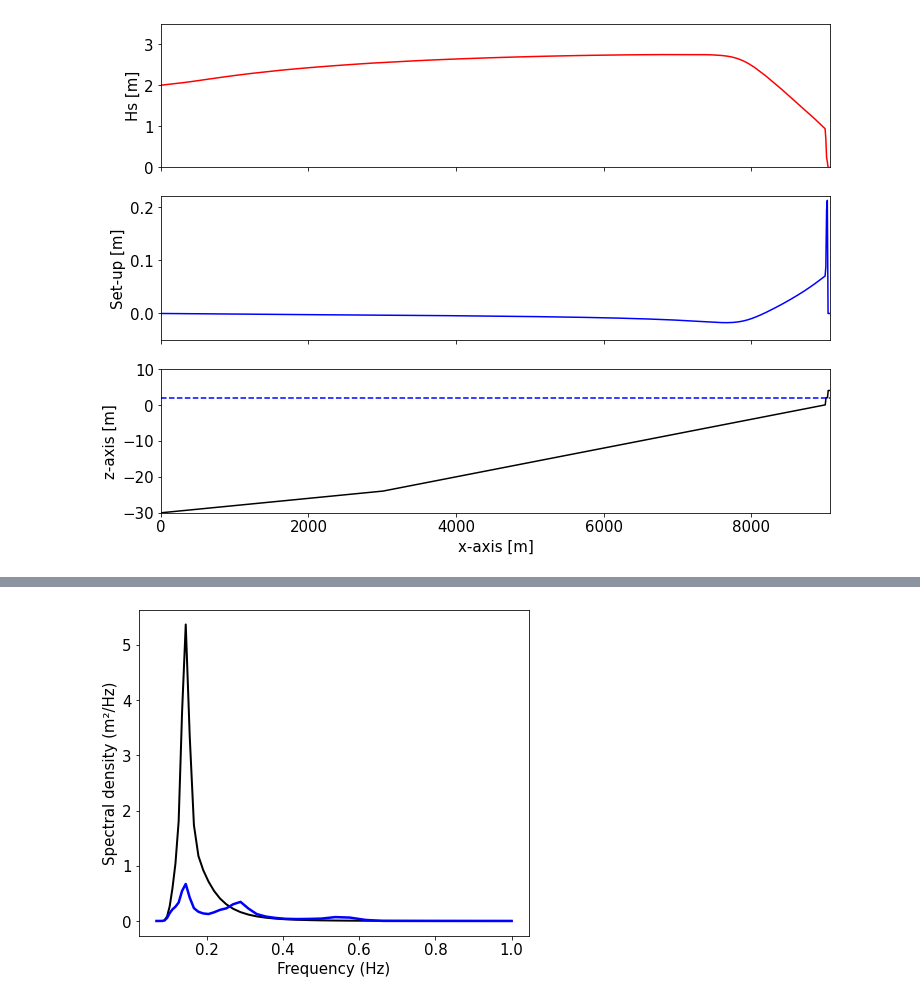
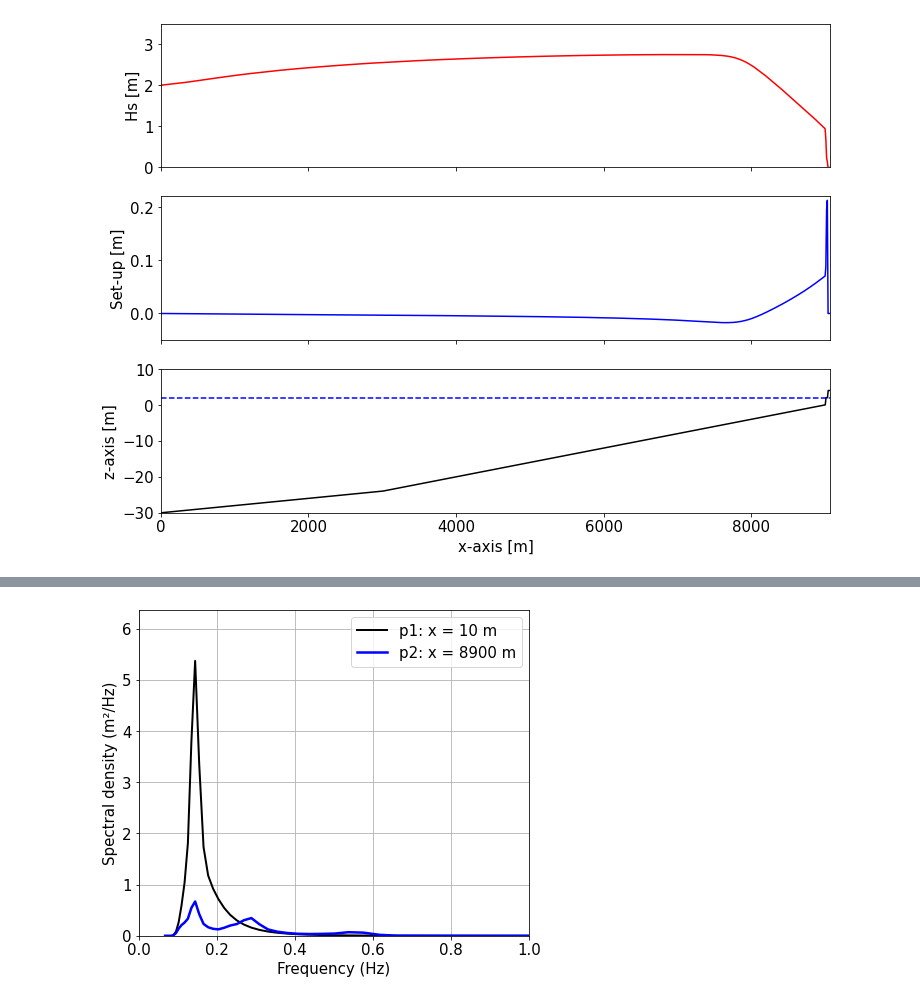
Before and after one commit to tungdaohunre/swan_notebook, a Jupyter notebook: SWAN_Example.ipynb, the cells around one changed output, grey strips where cells are left out. Saved outputs shown, nothing was run; the diff lists cells and outputs as text; code cells hidden in the pictures.

```diff
--- a/SWAN_Example.ipynb
+++ b/SWAN_Example.ipynb
@@ -230,10 +266,16 @@ specP2 = spec_dataP2.Spectral
 # %%
 #print(dataP1, specP1)
+spec_axis = ([0, 1, 0, np.max(specP1)+1])
 plt.figure(figsize=(7, 6))
-plt.plot(freq, specP1, '-', color='black', linewidth=2)
-plt.plot(freq, specP2, '-', color='blue', linewidth=2.5)
+plt.plot(freq, specP1, '-', color='black', linewidth=2,
+         label=f'{outp_point_name_1}: x = {outp_point_x1:.0f} m')
+plt.plot(freq, specP2, '-', color='blue', linewidth=2.5,
+         label=f'{outp_point_name_2}: x = {outp_point_x2:.0f} m')
 plt.xlabel('Frequency (Hz)')
 plt.ylabel('Spectral density (m\N{superscript two}/Hz)')
+plt.axis(spec_axis)
+plt.grid()
+plt.legend()
 plt.show()
 # %% [output]
-[figure, old version]
+[figure, new version]
```
Also changed, not shown: parts of 3 cells of this notebook.
